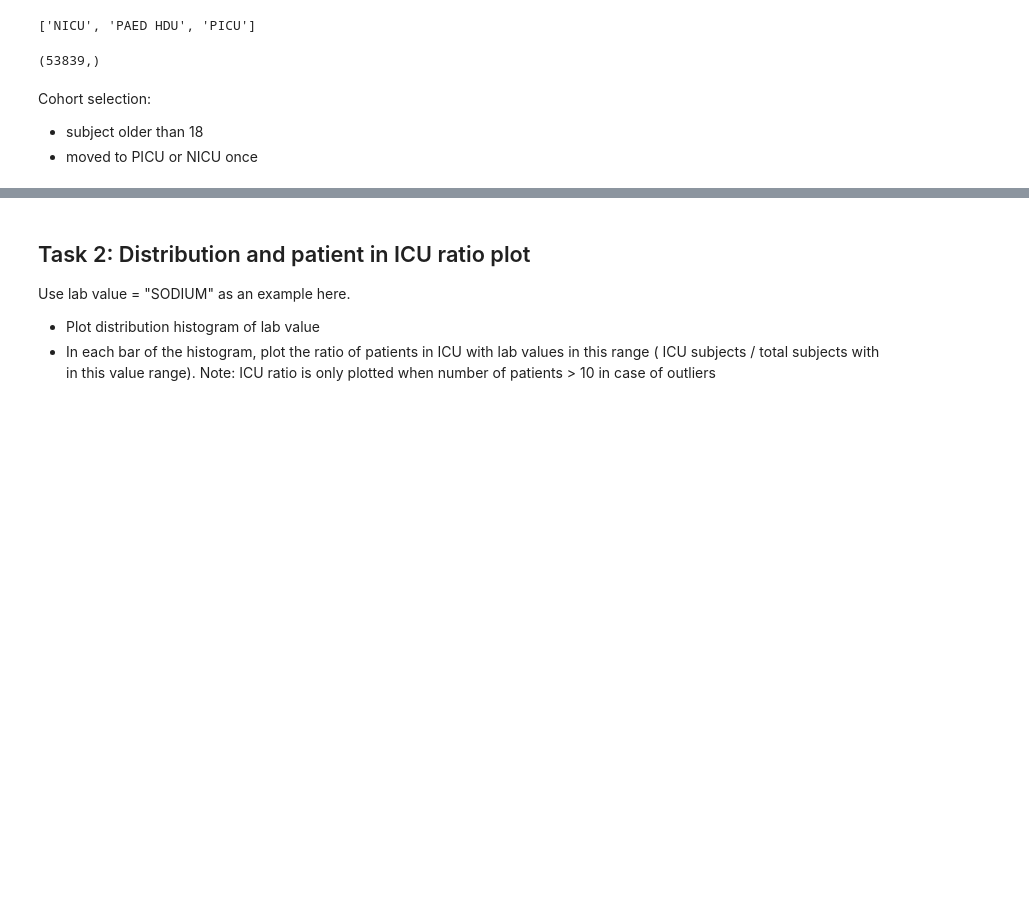
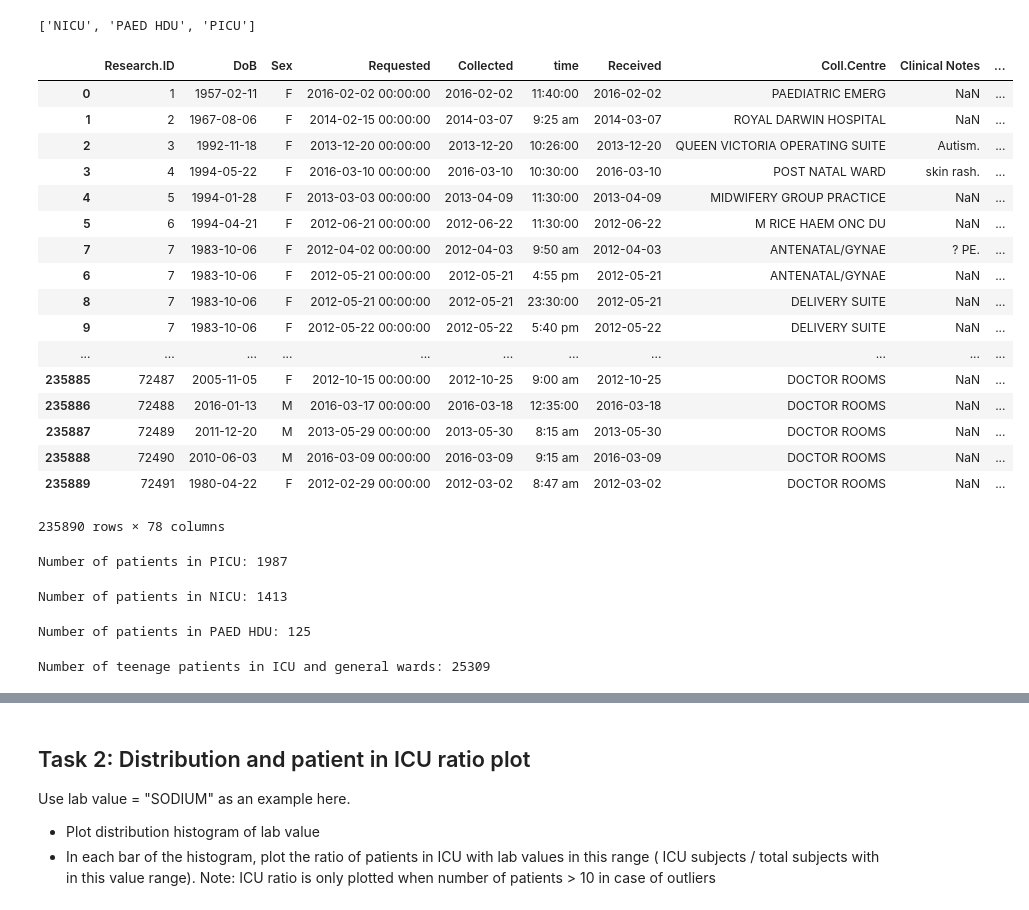
Before and after one commit to DuHao10086/ICPLM2017, a Jupyter notebook: Experiment.ipynb, the cells around one changed output, grey strips where cells are left out. Saved outputs shown, nothing was run; the diff lists cells and outputs as text; code cells hidden in the pictures; blank space fills up the shorter version.

Commit message:
Add files via upload
Cohort validated. Probability cut-off set.

```diff
--- a/Experiment.ipynb
+++ b/Experiment.ipynb
@@ -43 +36,3 @@ dataframe = pd.concat([H1, A1])
+# %%
+dataframe = pd.read_pickle("H1.pkl")
 # %%
@@ -50,19 +44,47 @@ dataframe.loc[:, ['Research.ID', 'DoB', 'Collected', 'age', 'SODIUM']]
+# %%
+dataframe
+# %% [output]
+|  | Research.ID | DoB | Sex | Requested | Collected | time | Received | Coll.Centre | Clinical Notes | ... |
+| 0 | 1 | 1957-02-11 | F | 2016-02-02 00:00:00 | 2016-02-02 | 11:40:00 | 2016-02-02 | PAEDIATRIC EMERG | NaN | ... |
+| 1 | 2 | 1967-08-06 | F | 2014-02-15 00:00:00 | 2014-03-07 | 9:25 am | 2014-03-07 | ROYAL DARWIN HOSPITAL | NaN | ... |
+| 2 | 3 | 1992-11-18 | F | 2013-12-20 00:00:00 | 2013-12-20 | 10:26:00 | 2013-12-20 | QUEEN VICTORIA OPERATING SUITE | Autism. | ... |
+| 3 | 4 | 1994-05-22 | F | 2016-03-10 00:00:00 | 2016-03-10 | 10:30:00 | 2016-03-10 | POST NATAL WARD | skin rash. | ... |
+| 4 | 5 | 1994-01-28 | F | 2013-03-03 00:00:00 | 2013-04-09 | 11:30:00 | 2013-04-09 | MIDWIFERY GROUP PRACTICE | NaN | ... |
+| 5 | 6 | 1994-04-21 | F | 2012-06-21 00:00:00 | 2012-06-22 | 11:30:00 | 2012-06-22 | M RICE HAEM ONC DU | NaN | ... |
+| 7 | 7 | 1983-10-06 | F | 2012-04-02 00:00:00 | 2012-04-03 | 9:50 am | 2012-04-03 | ANTENATAL/GYNAE | ? PE. | ... |
+| 6 | 7 | 1983-10-06 | F | 2012-05-21 00:00:00 | 2012-05-21 | 4:55 pm | 2012-05-21 | ANTENATAL/GYNAE | NaN | ... |
+| 8 | 7 | 1983-10-06 | F | 2012-05-21 00:00:00 | 2012-05-21 | 23:30:00 | 2012-05-21 | DELIVERY SUITE | NaN | ... |
+| 9 | 7 | 1983-10-06 | F | 2012-05-22 00:00:00 | 2012-05-22 | 5:40 pm | 2012-05-22 | DELIVERY SUITE | NaN | ... |
+| ... | ... | ... | ... | ... | ... | ... | ... | ... | ... | ... |
+| 235885 | 72487 | 2005-11-05 | F | 2012-10-15 00:00:00 | 2012-10-25 | 9:00 am | 2012-10-25 | DOCTOR ROOMS | NaN | ... |
+| 235886 | 72488 | 2016-01-13 | M | 2016-03-17 00:00:00 | 2016-03-18 | 12:35:00 | 2016-03-18 | DOCTOR ROOMS | NaN | ... |
+| 235887 | 72489 | 2011-12-20 | M | 2013-05-29 00:00:00 | 2013-05-30 | 8:15 am | 2013-05-30 | DOCTOR ROOMS | NaN | ... |
+| 235888 | 72490 | 2010-06-03 | M | 2016-03-09 00:00:00 | 2016-03-09 | 9:15 am | 2016-03-09 | DOCTOR ROOMS | NaN | ... |
+| 235889 | 72491 | 1980-04-22 | F | 2012-02-29 00:00:00 | 2012-03-02 | 8:47 am | 2012-03-02 | DOCTOR ROOMS | NaN | ... |
+235890 rows × 78 columns
+# %%
+print("Number of patients in PICU: {0}".format(dataframe.loc[dataframe[location]=='PICU',
+                                                             'Research.ID'].unique().shape[0]))
+# %% [output]
+Number of patients in PICU: 1987
+# %%
+print("Number of patients in NICU: {0}".format(dataframe.loc[dataframe[location]=='NICU',
+                                                             'Research.ID'].unique().shape[0]))
+# %% [output]
+Number of patients in NICU: 1413
+# %%
+print("Number of patients in PAED HDU: {0}".format(dataframe.loc[dataframe[location]=='PAED HDU',
+                                                             'Research.ID'].unique().shape[0]))
+# %% [output]
+Number of patients in PAED HDU: 125
 # %%
-# Exclude the To exclude wards first
 include_crit = [i and j for i, j in zip(dataframe['age'] < 18.0, dataframe[location].map(lambda x:
                                                                                x not in list(exclude[location])))]
-
 include_cohort = dataframe.loc[include_crit, :]
 group = include_cohort.groupby(by=['Research.ID'])
-#include_cohort.loc[:, [location, 'age']]
-include_cohort['Research.ID'].unique().shape
+print("Number of teenage patients in ICU and general wards: {0}".format(include_cohort['Research.ID'].unique().shape[0]))
 # %% [output]
-(53839,)
+Number of teenage patients in ICU and general wards: 25309
-# %% [markdown]
-Cohort selection:
-
-   * subject older than 18
-   * moved to PICU or NICU once
 # %%
 def addcol(x, lab_values=['SODIUM']):
     cond1 = False
```
Also changed, not shown: parts of 21 cells of this notebook.
